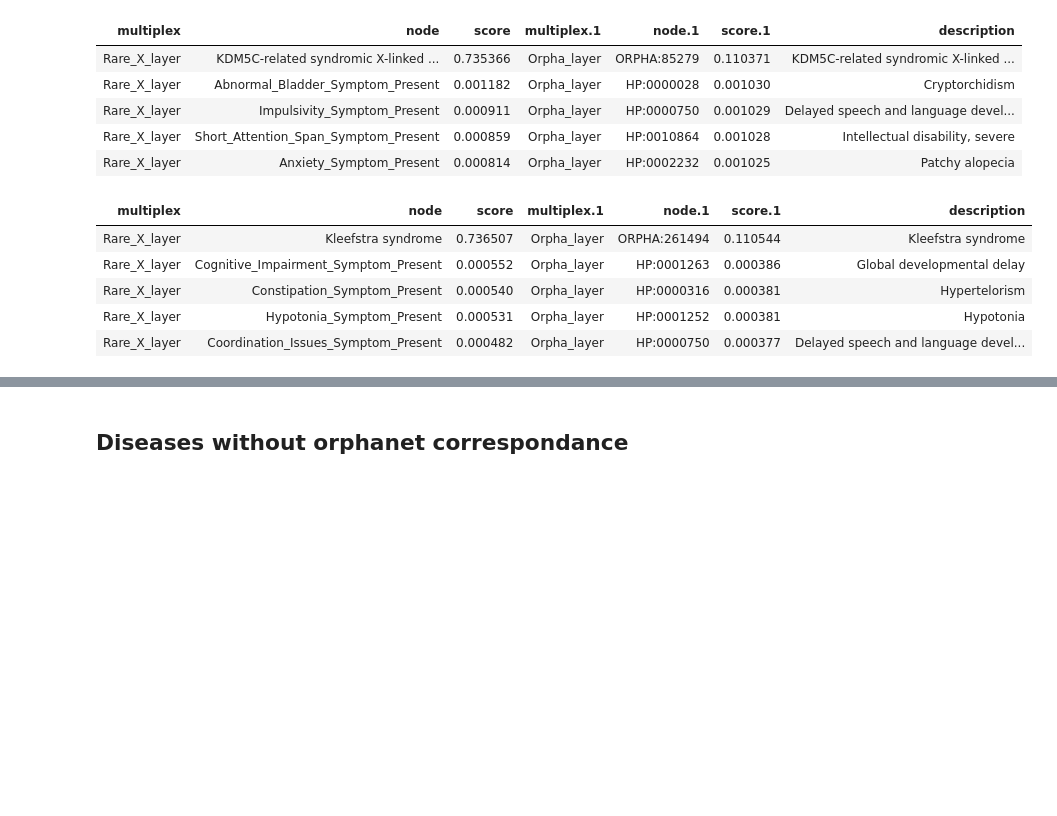
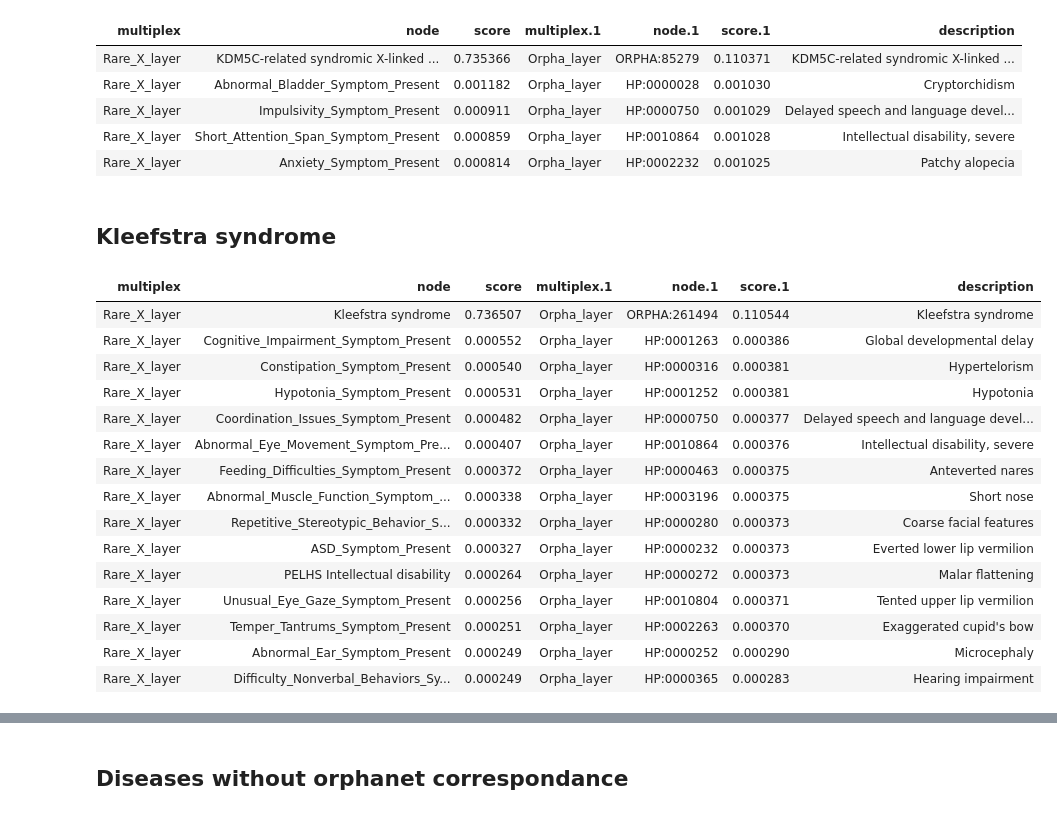
Before and after one commit to BAUDOTlab/Dream_Rare-X, a Jupyter notebook: jupyter-notebooks/step6_analyze_mxr_results.ipynb, the cells around one changed output, grey strips where cells are left out. Cells and saved outputs as stored; diff of their text form; code cells hidden in the pictures; blank space fills up the shorter version.

```diff
--- a/jupyter-notebooks/step6_analyze_mxr_results.ipynb
+++ b/jupyter-notebooks/step6_analyze_mxr_results.ipynb
@@ -194,12 +194,24 @@ dico_results_withOrpha['KDM5C-related disorders'].head(topresults).style.hide_in
 | Rare_X_layer | Impulsivity_Symptom_Present | 0.000911 | Orpha_layer | HP:0000750 | 0.001029 | Delayed speech and language devel... |
 | Rare_X_layer | Short_Attention_Span_Symptom_Present | 0.000859 | Orpha_layer | HP:0010864 | 0.001028 | Intellectual disability, severe |
 | Rare_X_layer | Anxiety_Symptom_Present | 0.000814 | Orpha_layer | HP:0002232 | 0.001025 | Patchy alopecia |
+# %% [markdown]
+## Kleefstra syndrome
 # %%
-dico_results_withOrpha['Kleefstra syndrome'].head(topresults).style.hide_index()
+dico_results_withOrpha['Kleefstra syndrome'].head(topresults).style.hide(axis='index')
 # %% [output]
 | multiplex | node | score | multiplex.1 | node.1 | score.1 | description |
 | Rare_X_layer | Kleefstra syndrome | 0.736507 | Orpha_layer | ORPHA:261494 | 0.110544 | Kleefstra syndrome |
 | Rare_X_layer | Cognitive_Impairment_Symptom_Present | 0.000552 | Orpha_layer | HP:0001263 | 0.000386 | Global developmental delay |
 | Rare_X_layer | Constipation_Symptom_Present | 0.000540 | Orpha_layer | HP:0000316 | 0.000381 | Hypertelorism |
 | Rare_X_layer | Hypotonia_Symptom_Present | 0.000531 | Orpha_layer | HP:0001252 | 0.000381 | Hypotonia |
 | Rare_X_layer | Coordination_Issues_Symptom_Present | 0.000482 | Orpha_layer | HP:0000750 | 0.000377 | Delayed speech and language devel... |
+| Rare_X_layer | Abnormal_Eye_Movement_Symptom_Pre... | 0.000407 | Orpha_layer | HP:0010864 | 0.000376 | Intellectual disability, severe |
+| Rare_X_layer | Feeding_Difficulties_Symptom_Present | 0.000372 | Orpha_layer | HP:0000463 | 0.000375 | Anteverted nares |
+| Rare_X_layer | Abnormal_Muscle_Function_Symptom_... | 0.000338 | Orpha_layer | HP:0003196 | 0.000375 | Short nose |
+| Rare_X_layer | Repetitive_Stereotypic_Behavior_S... | 0.000332 | Orpha_layer | HP:0000280 | 0.000373 | Coarse facial features |
+| Rare_X_layer | ASD_Symptom_Present | 0.000327 | Orpha_layer | HP:0000232 | 0.000373 | Everted lower lip vermilion |
+| Rare_X_layer | PELHS Intellectual disability | 0.000264 | Orpha_layer | HP:0000272 | 0.000373 | Malar flattening |
+| Rare_X_layer | Unusual_Eye_Gaze_Symptom_Present | 0.000256 | Orpha_layer | HP:0010804 | 0.000371 | Tented upper lip vermilion |
+| Rare_X_layer | Temper_Tantrums_Symptom_Present | 0.000251 | Orpha_layer | HP:0002263 | 0.000370 | Exaggerated cupid's bow |
+| Rare_X_layer | Abnormal_Ear_Symptom_Present | 0.000249 | Orpha_layer | HP:0000252 | 0.000290 | Microcephaly |
+| Rare_X_layer | Difficulty_Nonverbal_Behaviors_Sy... | 0.000249 | Orpha_layer | HP:0000365 | 0.000283 | Hearing impairment |
```
Also changed, not shown: parts of 19 cells of this notebook.
